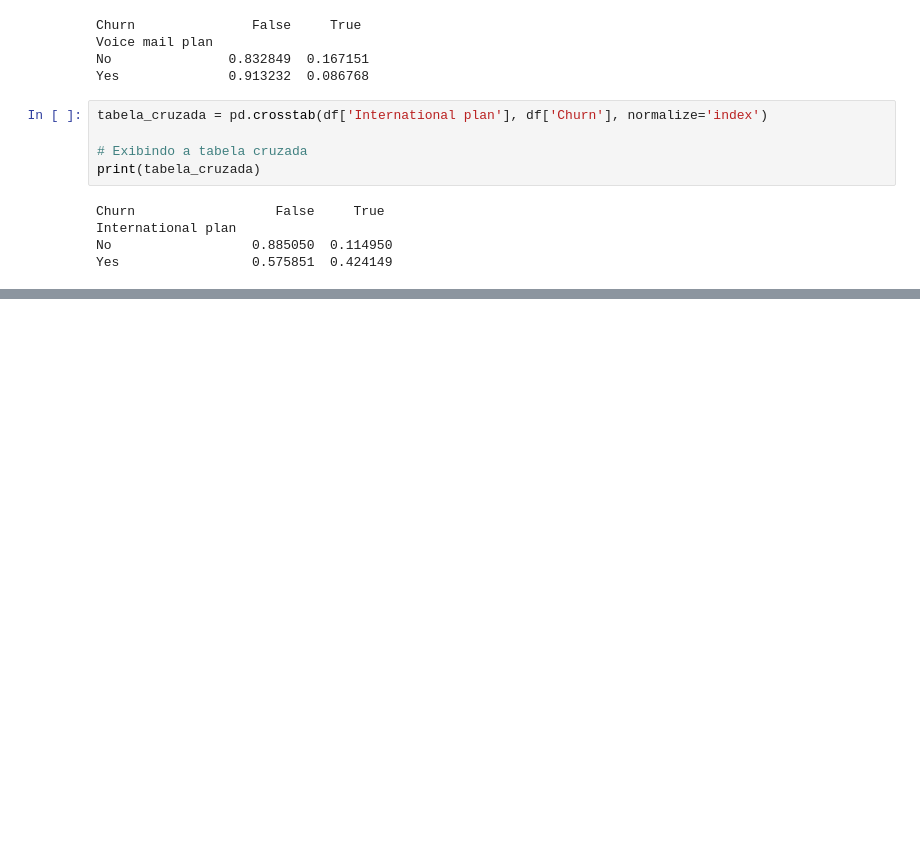
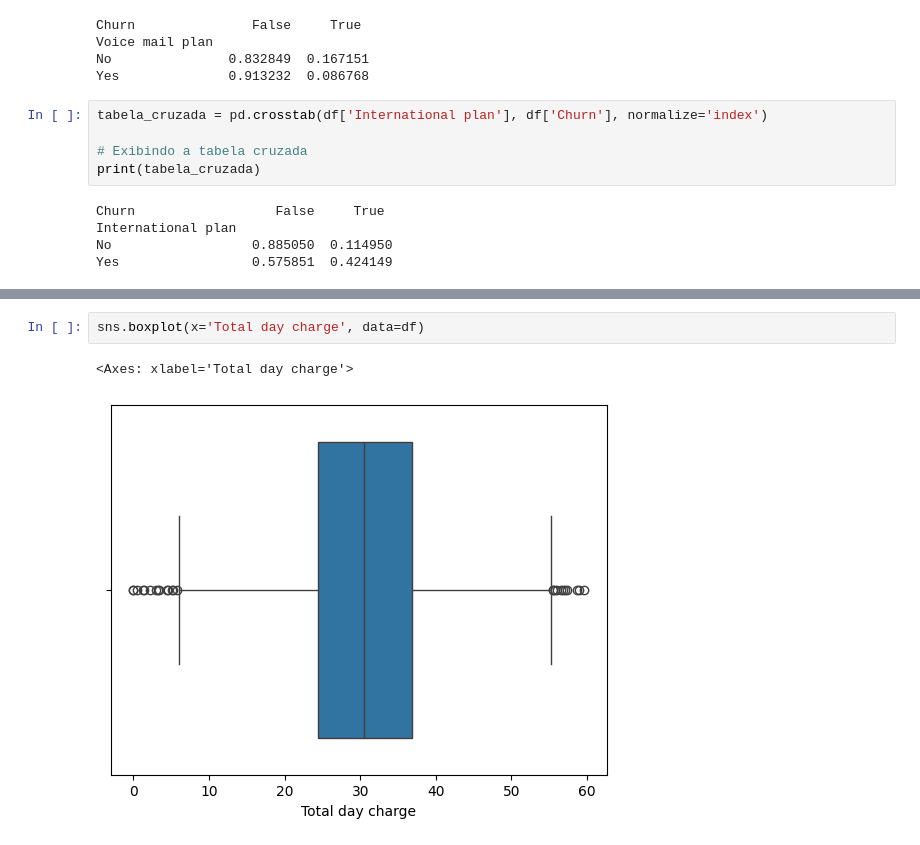
Before and after one commit to menezescarlos/ANALISE-DE-DADOS, a Jupyter notebook: Analise_de_Dados_com_Colab.ipynb, the cells around one changed output, grey strips where cells are left out. Cells and saved outputs as stored; diff of their text form; blank space fills up the shorter version.

```diff
--- a/Analise_de_Dados_com_Colab.ipynb
+++ b/Analise_de_Dados_com_Colab.ipynb
@@ -148,0 +178,5 @@ Yes                 0.575851  0.424149
+# %%
+sns.boxplot(x='Total day charge', data=df)
+# %% [output]
+<Axes: xlabel='Total day charge'>
+[figure, added]
```
Also changed, not shown: parts of 5 cells of this notebook.
